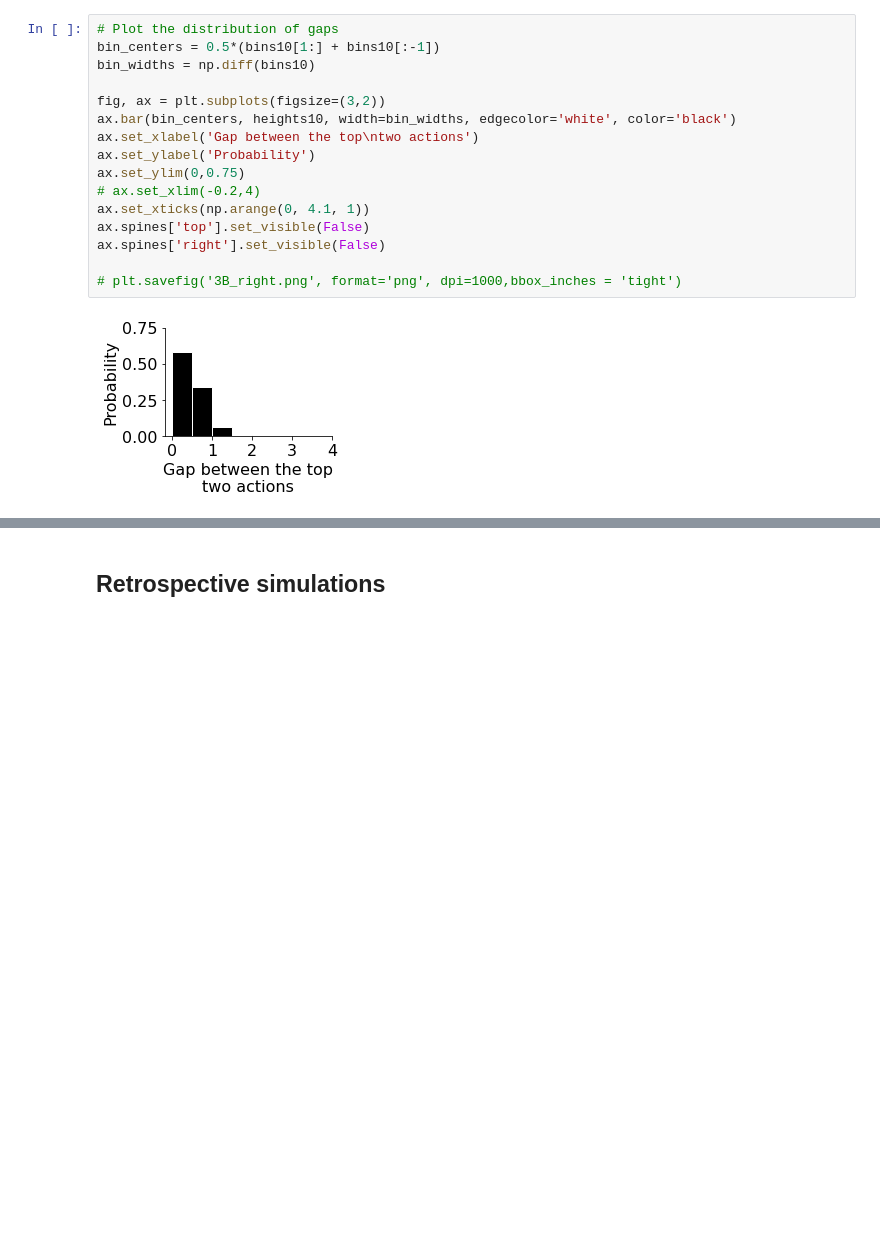
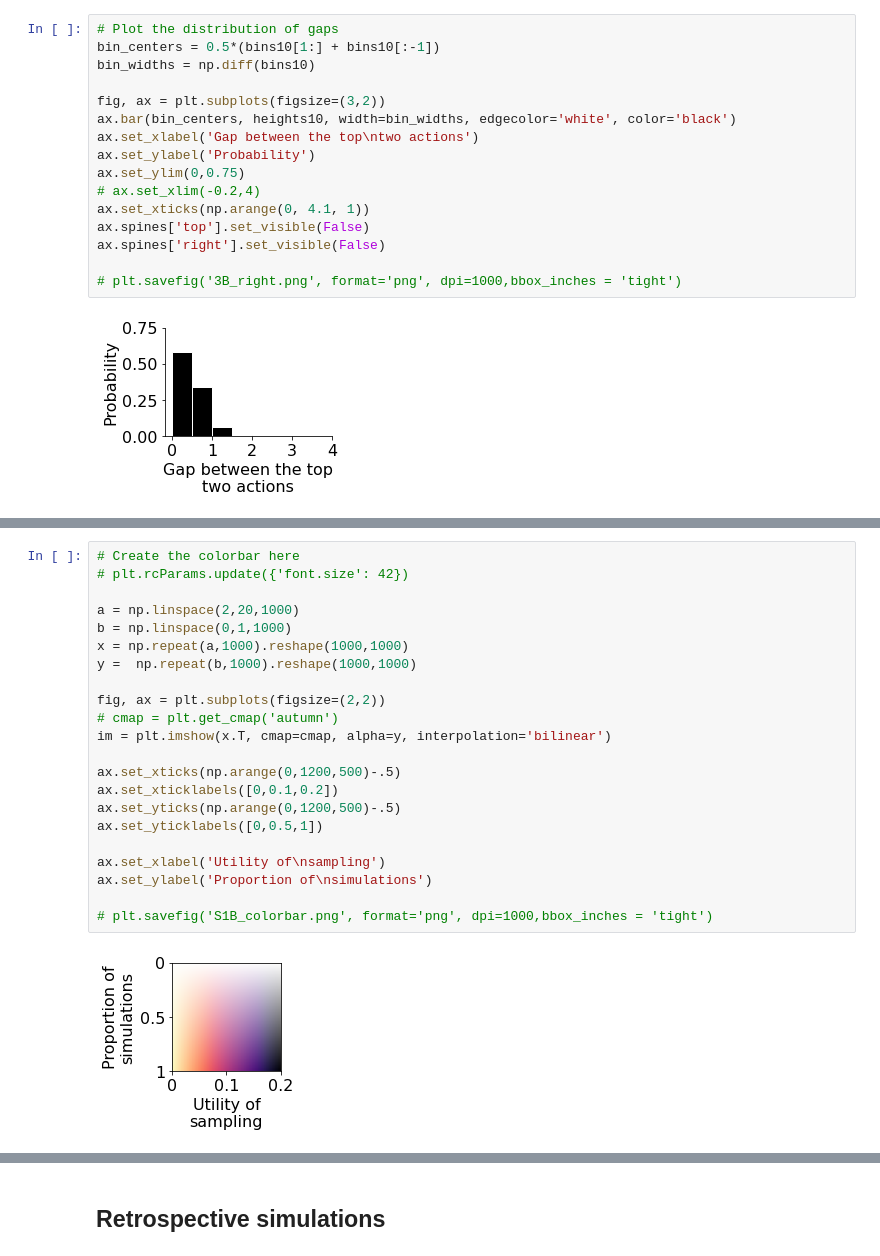
Before and after one commit to ionatankuperwajs/meta-planning, a Jupyter notebook: model_online_action.ipynb, the cells around one changed output, grey strips where cells are left out. Cells and saved outputs as stored; diff of their text form; blank space fills up the shorter version.

```diff
--- a/model_online_action.ipynb
+++ b/model_online_action.ipynb
@@ -899,0 +768,24 @@ plt.savefig('3C_right.png', format='png', dpi=1000,bbox_inches = 'tight')
+# %%
+# Create the colorbar here
+# plt.rcParams.update({'font.size': 42})
+
+a = np.linspace(2,20,1000)
+b = np.linspace(0,1,1000)
+x = np.repeat(a,1000).reshape(1000,1000)
+y =  np.repeat(b,1000).reshape(1000,1000)
+
+fig, ax = plt.subplots(figsize=(2,2))
+# cmap = plt.get_cmap('autumn')
+im = plt.imshow(x.T, cmap=cmap, alpha=y, interpolation='bilinear')
+
+ax.set_xticks(np.arange(0,1200,500)-.5)
+ax.set_xticklabels([0,0.1,0.2])
+ax.set_yticks(np.arange(0,1200,500)-.5)
+ax.set_yticklabels([0,0.5,1])
+
+ax.set_xlabel('Utility of\nsampling')
+ax.set_ylabel('Proportion of\nsimulations')
+
+# plt.savefig('S1B_colorbar.png', format='png', dpi=1000,bbox_inches = 'tight')
+# %% [output]
+[figure, added]
```
Also changed, not shown: parts of 55 cells of this notebook, 1 other file.
